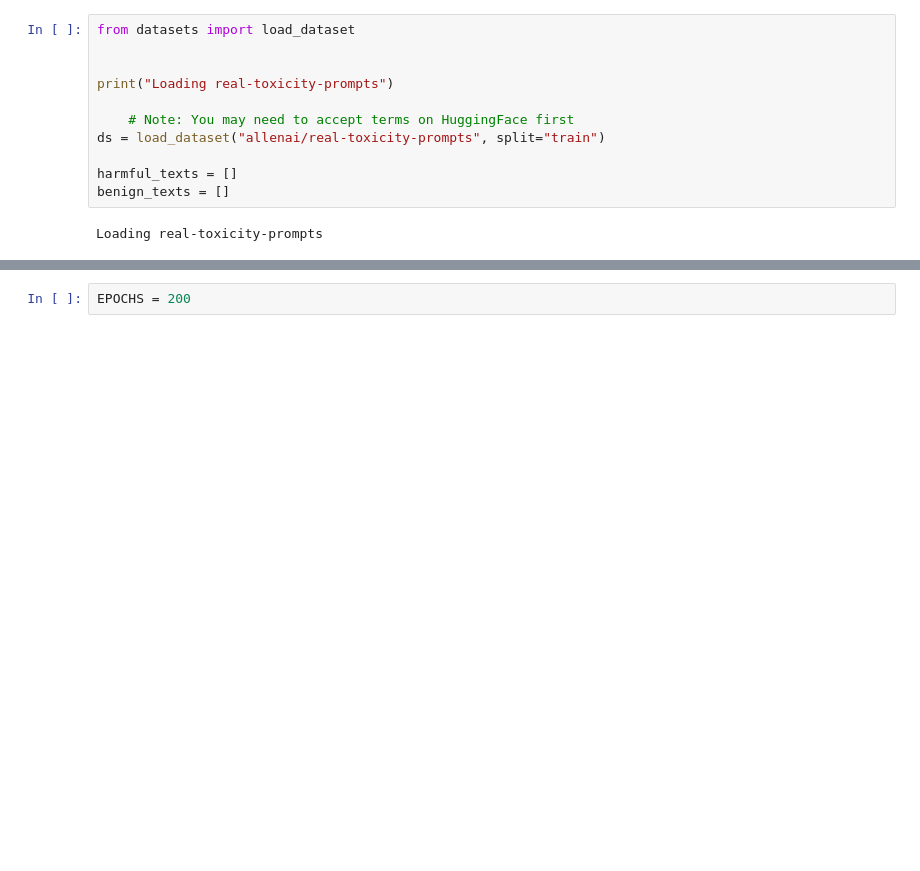
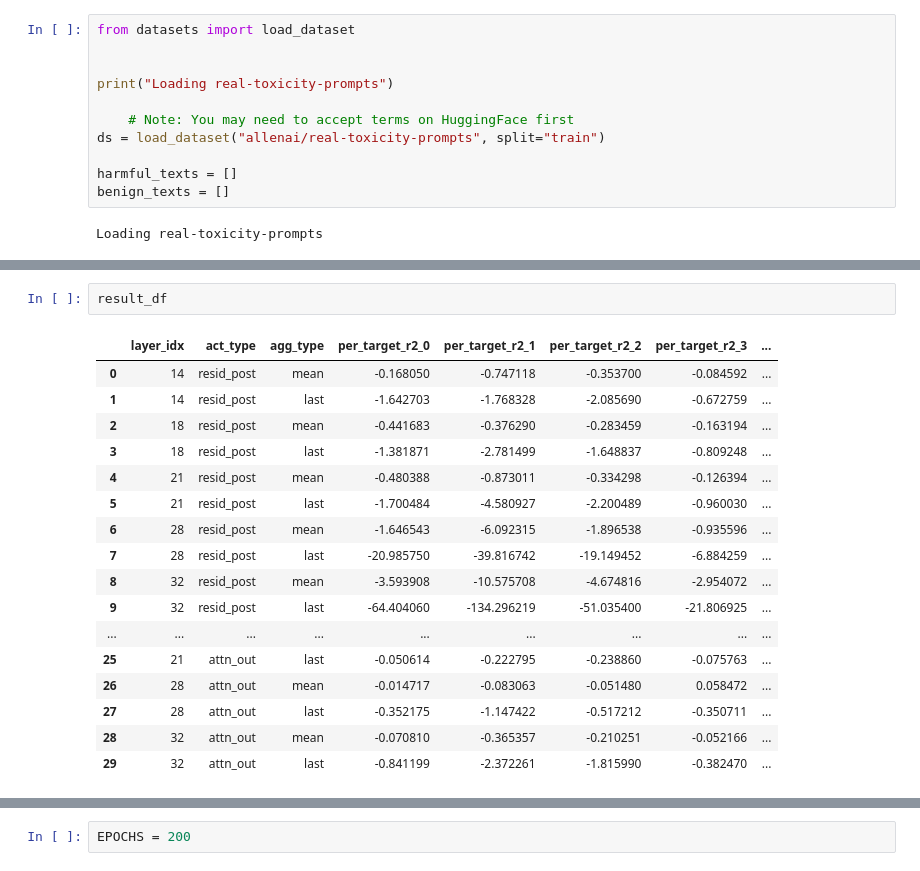
Before and after one commit to leostre/evals_project, a Jupyter notebook: qwen/lin_probes MixTox.ipynb, the cells around one changed output, grey strips where cells are left out. Saved outputs shown, nothing was run; the diff lists cells and outputs as text; blank space fills up the shorter version.

```diff
--- a/qwen/lin_probes MixTox.ipynb
+++ b/qwen/lin_probes MixTox.ipynb
@@ -552,0 +770,20 @@ Done. Results saved.
+# %%
+result_df
+# %% [output]
+|  | layer_idx | act_type | agg_type | per_target_r2_0 | per_target_r2_1 | per_target_r2_2 | per_target_r2_3 | ... |
+| 0 | 14 | resid_post | mean | -0.168050 | -0.747118 | -0.353700 | -0.084592 | ... |
+| 1 | 14 | resid_post | last | -1.642703 | -1.768328 | -2.085690 | -0.672759 | ... |
+| 2 | 18 | resid_post | mean | -0.441683 | -0.376290 | -0.283459 | -0.163194 | ... |
+| 3 | 18 | resid_post | last | -1.381871 | -2.781499 | -1.648837 | -0.809248 | ... |
+| 4 | 21 | resid_post | mean | -0.480388 | -0.873011 | -0.334298 | -0.126394 | ... |
+| 5 | 21 | resid_post | last | -1.700484 | -4.580927 | -2.200489 | -0.960030 | ... |
+| 6 | 28 | resid_post | mean | -1.646543 | -6.092315 | -1.896538 | -0.935596 | ... |
+| 7 | 28 | resid_post | last | -20.985750 | -39.816742 | -19.149452 | -6.884259 | ... |
+| 8 | 32 | resid_post | mean | -3.593908 | -10.575708 | -4.674816 | -2.954072 | ... |
+| 9 | 32 | resid_post | last | -64.404060 | -134.296219 | -51.035400 | -21.806925 | ... |
+| ... | ... | ... | ... | ... | ... | ... | ... | ... |
+| 25 | 21 | attn_out | last | -0.050614 | -0.222795 | -0.238860 | -0.075763 | ... |
+| 26 | 28 | attn_out | mean | -0.014717 | -0.083063 | -0.051480 | 0.058472 | ... |
+| 27 | 28 | attn_out | last | -0.352175 | -1.147422 | -0.517212 | -0.350711 | ... |
+| 28 | 32 | attn_out | mean | -0.070810 | -0.365357 | -0.210251 | -0.052166 | ... |
+| 29 | 32 | attn_out | last | -0.841199 | -2.372261 | -1.815990 | -0.382470 | ... |
```
Also changed, not shown: parts of 40 cells of this notebook, 10 other files.
